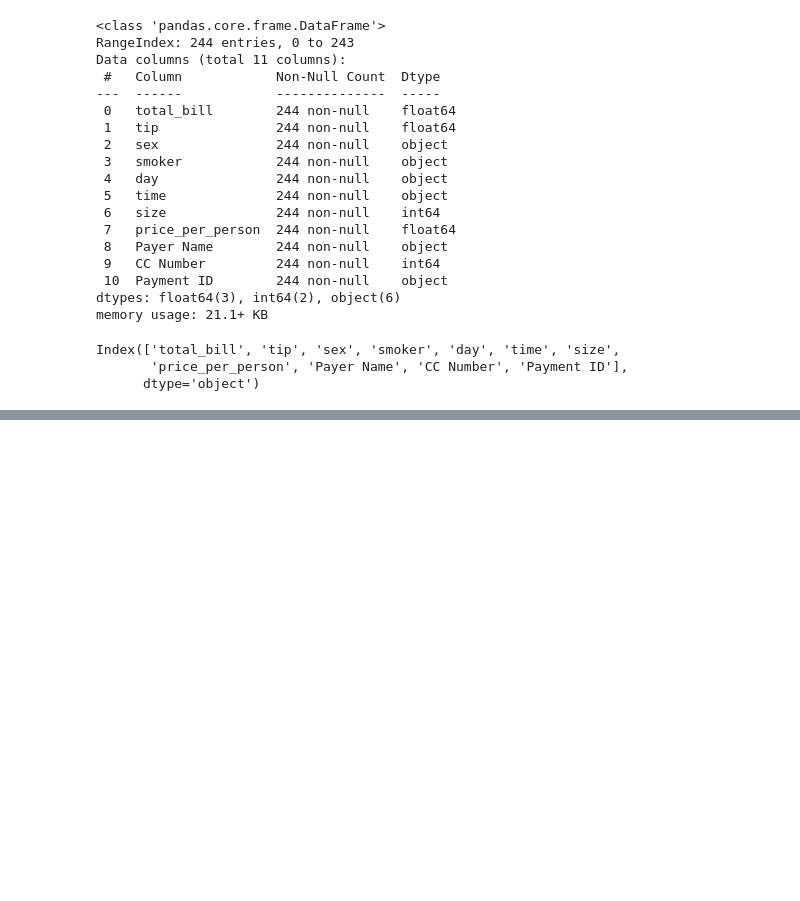
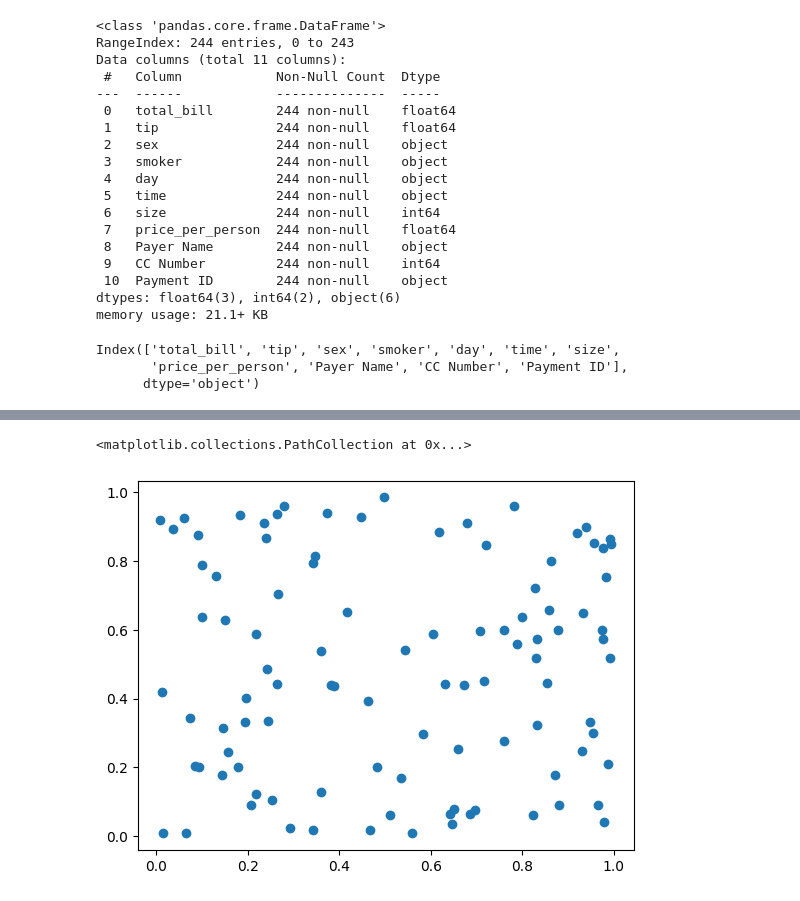
Before and after one commit to Wallo03/Python-Formart, a Jupyter notebook: test.ipynb, the cells around one changed output, grey strips where cells are left out. Drawn from its saved outputs; the diff is of its cells as text; code cells hidden in the pictures; blank space fills up the shorter version.

```diff
--- a/test.ipynb
+++ b/test.ipynb
@@ -402,0 +568,8 @@ Index(['total_bill', 'tip', 'sex', 'smoker', 'day', 'time', 'size',
+# %%
+x = rand(100) #random da 0 a 1, e ti crea un array con 100 elementi, grazie a numpy importato sopra
+y = rand(100)
+plt.scatter(x,y)
+#plt.show() --> --- su notebook lo fa di default, ma su python bisognerebbe scrivere questo codice per mostrarlo ---
+# %% [output]
+<matplotlib.collections.PathCollection at 0x...>
+[figure, added]
```
Also changed, not shown: parts of 28 cells of this notebook, 2 other files.
